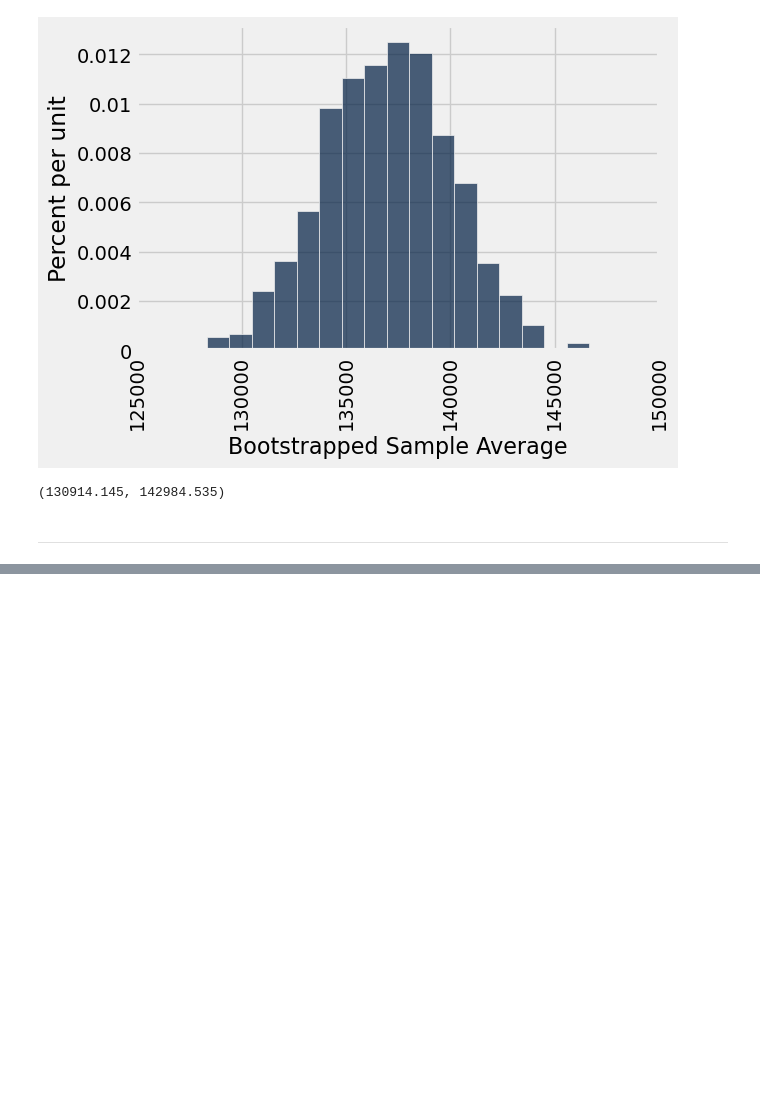
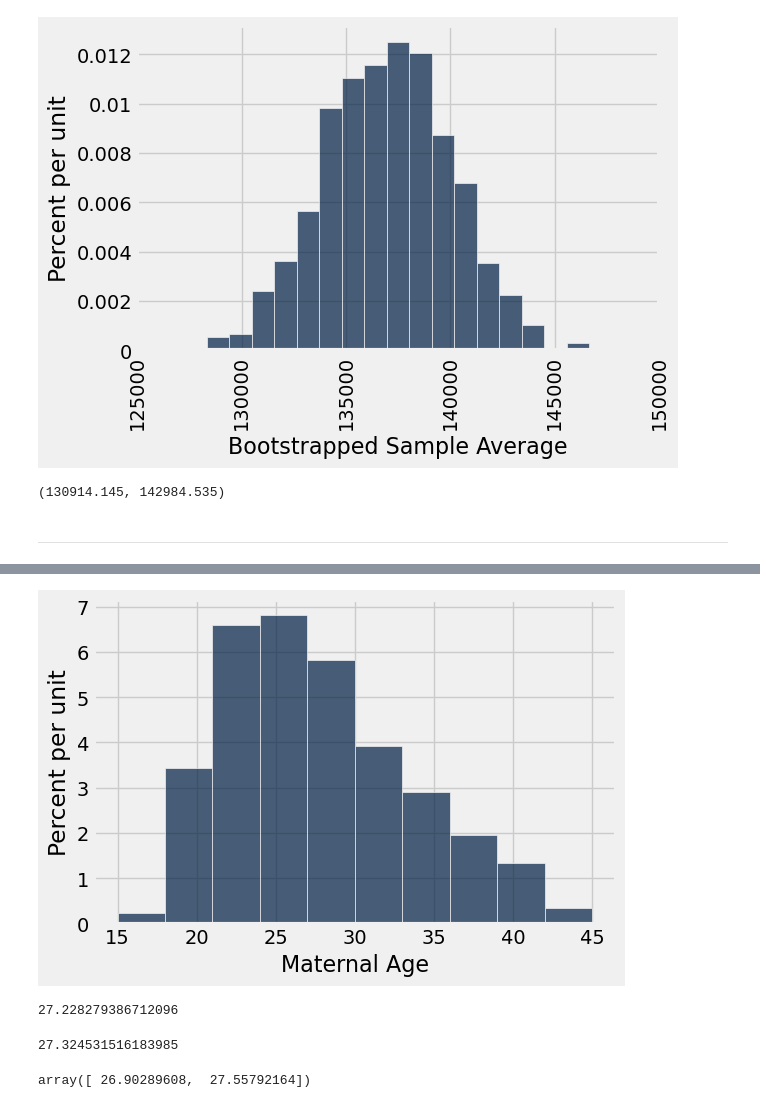
Before and after one commit to lawtonsclass/f25-code-from-class, a Jupyter notebook: data8/ch13.ipynb, the cells around one changed output, grey strips where cells are left out. Cells and saved outputs as stored; diff of their text form; code cells hidden in the pictures; blank space fills up the shorter version.

```diff
--- a/data8/ch13.ipynb
+++ b/data8/ch13.ipynb
@@ -268,0 +271,3 @@ percentile(2.5, bootstrapped_sample_averages), percentile(97.5, bootstrapped_sam
+# %%
+births = Table.read_table('data/baby.csv')
+births
@@ -268,0 +289,8 @@ percentile(2.5, bootstrapped_sample_averages), percentile(97.5, bootstrapped_sam
+# %%
+births.hist('Maternal Age')
+# %% [output]
+[figure, added]
+# %%
+np.average(births.column('Maternal Age'))
+# %% [output]
+27.228279386712096
@@ -268,0 +304,4 @@ percentile(2.5, bootstrapped_sample_averages), percentile(97.5, bootstrapped_sam
+# %%
+one_bootstrap_mean()
+# %% [output]
+27.324531516183985
@@ -268,0 +316,6 @@ percentile(2.5, bootstrapped_sample_averages), percentile(97.5, bootstrapped_sam
+# %%
+left = percentile(2.5, bstrap_means)
+right = percentile(97.5, bstrap_means)
+make_array(left, right)
+# %% [output]
+array([ 26.90289608,  27.55792164])
```
Also changed, not shown: parts of 38 cells of this notebook.
